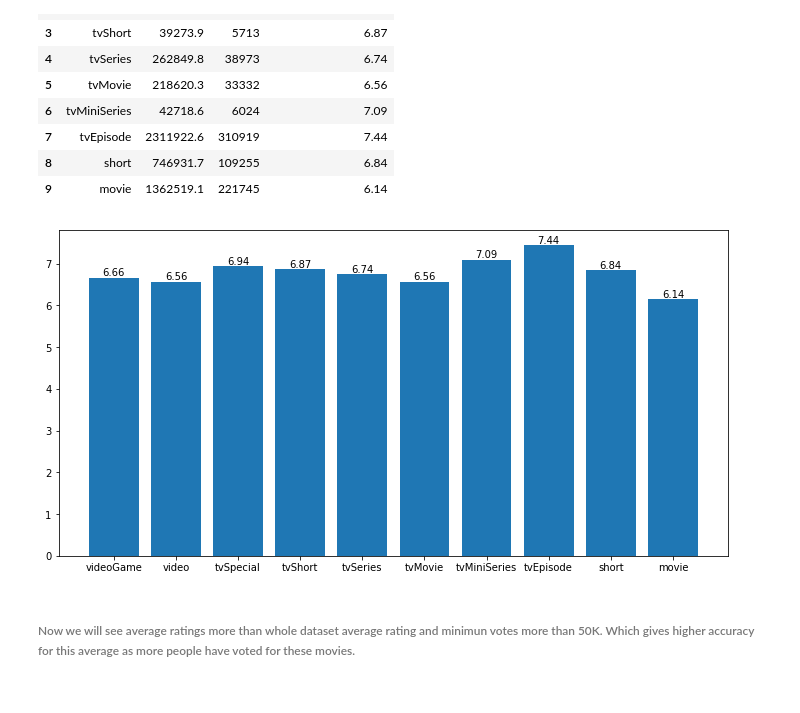
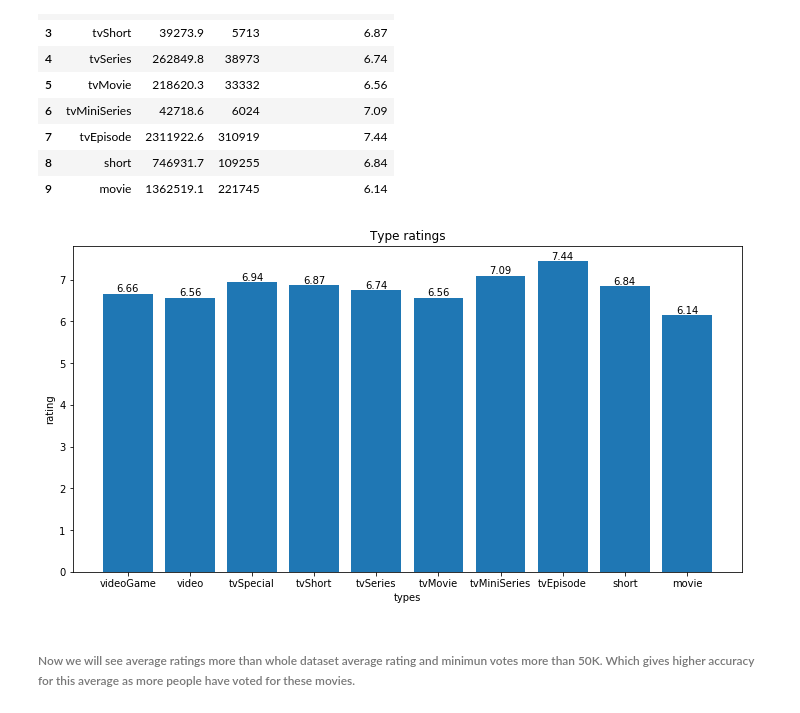
Before and after one commit to dhruvilshah35/Movie-Recommendation-System, a Jupyter notebook: Movie Recommendation System.ipynb, the cells around one changed output. Drawn from its saved outputs; the diff is of its cells as text; code cells hidden in the pictures.

```diff
--- a/Movie Recommendation System.ipynb
+++ b/Movie Recommendation System.ipynb
@@ -418,16 +424,18 @@ all_type_ratings
 # %%
 fig = plt.figure(figsize=(12,6))
 ax = fig.add_subplot(111)
 bar1 = plt.bar(all_type_ratings.types,all_type_ratings.avg_rating_type_wise)
 plt.xticks(all_type_ratings.types)
-
+plt.xlabel('types')
+plt.ylabel('rating')
+plt.title('Type ratings')
 for rect in bar1:
     height = rect.get_height()
     plt.text(rect.get_x() + rect.get_width()/2.0, height, '%.2f' % float(height), ha='center', va='bottom')
 
 plt.show()
 # %% [output]
-[figure, old version]
+[figure, new version]
 # %% [markdown]
 ###### Now we will see average ratings more than whole dataset average rating and minimun votes more than 50K. Which gives higher accuracy for this average as more people have voted for these movies.
 # %%
```
Also changed, not shown: parts of 3 cells of this notebook.
